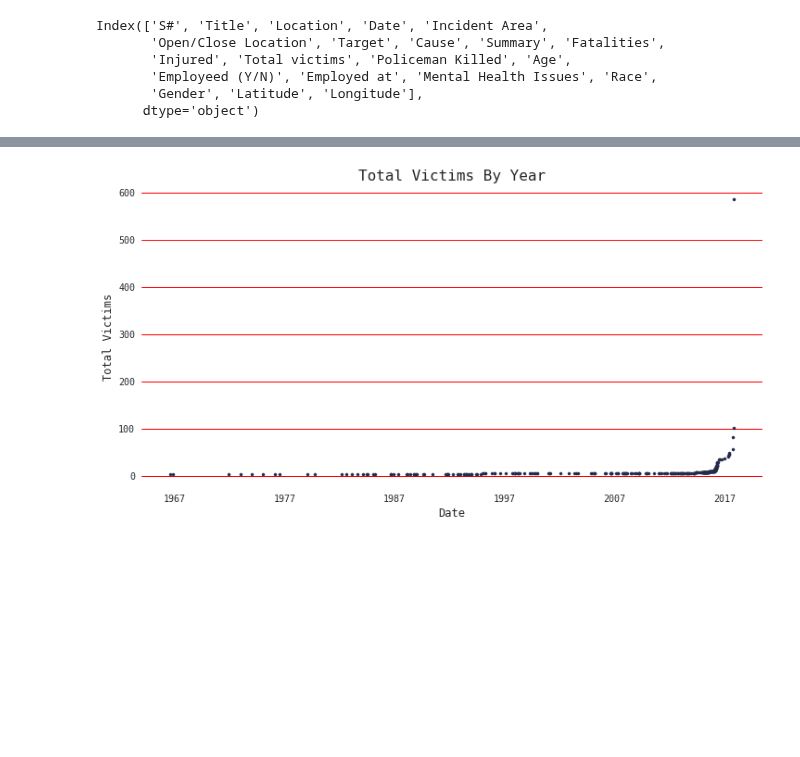
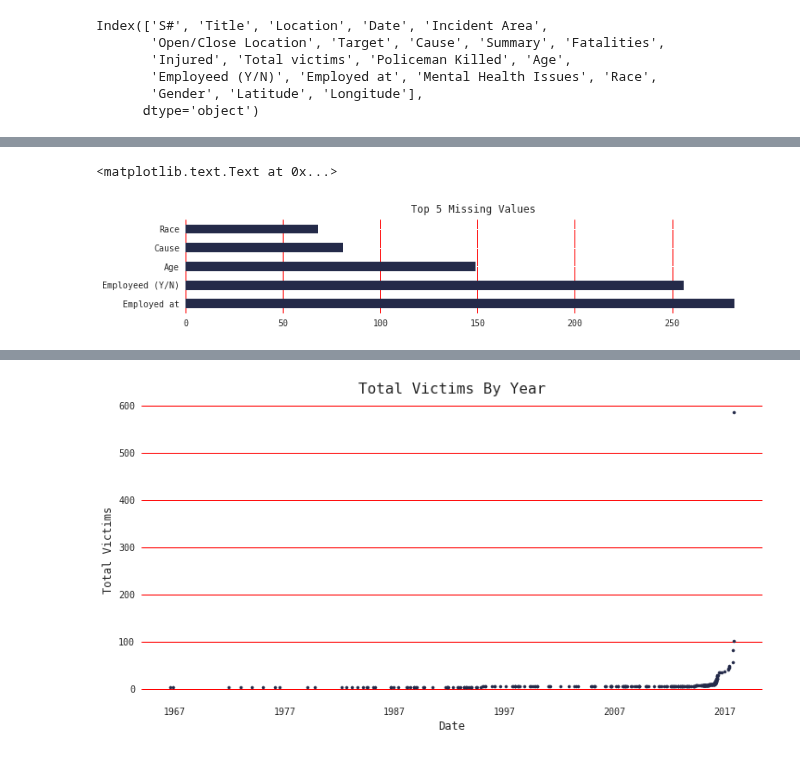
Before and after one commit to qu4ku/datasets-analysis, a Jupyter notebook: 001-US-Mass-Shootings.ipynb, the cells around one changed output, grey strips where cells are left out. Cells and saved outputs as stored; diff of their text form; code cells hidden in the pictures; blank space fills up the shorter version.

```diff
--- a/001-US-Mass-Shootings.ipynb
+++ b/001-US-Mass-Shootings.ipynb
@@ -118,3 +124,7 @@ df.head(3)
 | 322 | 323 | University of Texas at Austin | Austin, Texas | 1966-08-01 | University of Texas | Close | random | terrorism | On August 1, 1966, a 25-year-old ... | ... |
 | 321 | 322 | Rose-Mar College of Beauty | Mesa, Arizona | 1966-11-12 | Rose-Mar College of Beauty | Close | random | terrorism | On November 12, 1966, an 18-year-... | ... |
 | 320 | 321 | St. Aloysius Church | Spokane, Washington | 1971-11-11 | Church | Close | random | terrorism | On November 11, 1971, a former MI... | ... |
+# %%
+# Missing values check
+missing_values = df.isnull().sum().sort_values(ascending=False)
+missing_values
@@ -120,0 +149,9 @@ df.head(3)
+# %%
+plt.figure(figsize=(12,2))
+plt.axes(frameon=False)
+missing_values[:5].plot(kind='barh', color=MC);
+plt.grid(color=SC, axis='x')
+plt.title('Top 5 Missing Values', y=1.02)
+# %% [output]
+<matplotlib.text.Text at 0x...>
+[figure, added]
```
Also changed, not shown: parts of 16 cells of this notebook.
